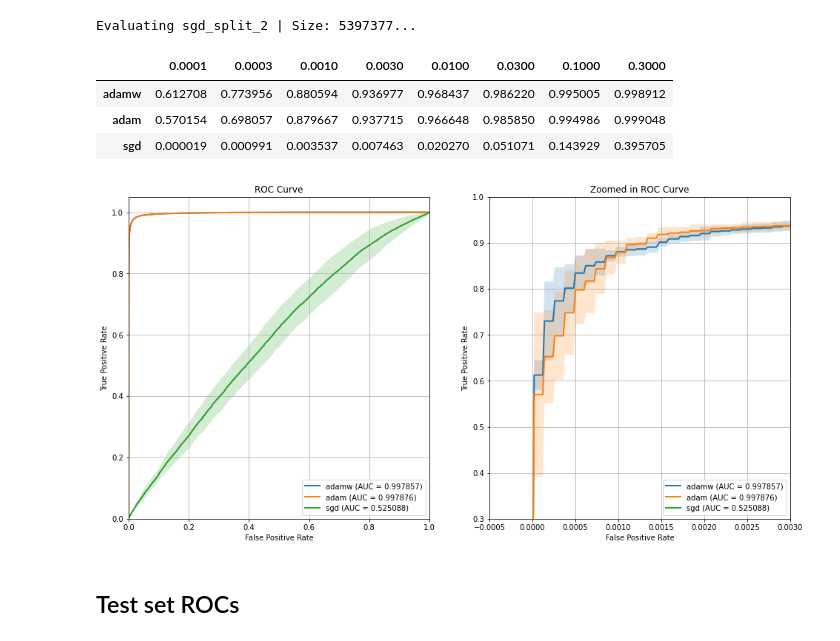
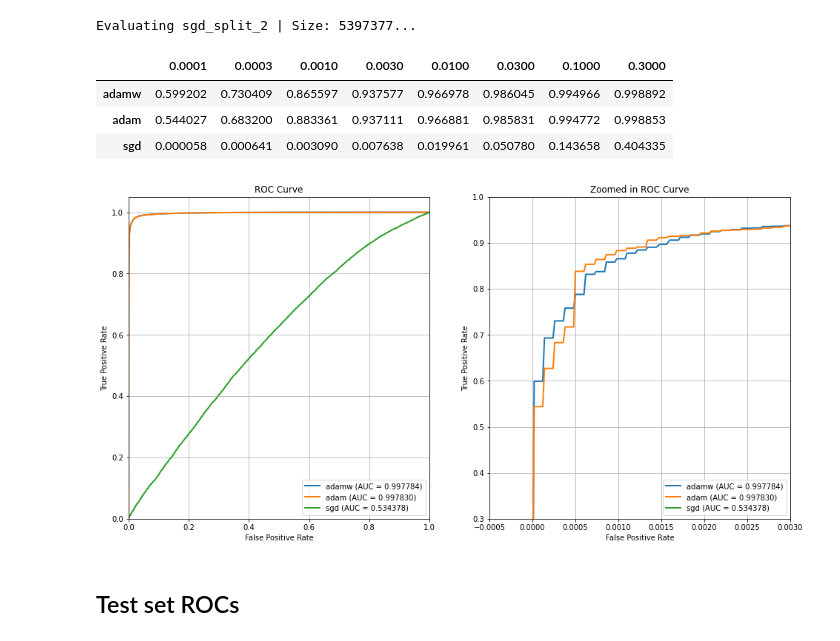
Before and after one commit to dtrizna/nebula, a Jupyter notebook: evaluation/crossValidation/Transformer_Engineering/optimizer_limit_None_1677335344/results_roc.ipynb, the cells around one changed output. Drawn from its saved outputs; the diff is of its cells as text; code cells hidden in the pictures.

```diff
--- a/evaluation/crossValidation/Transformer_Engineering/optimizer_limit_None_1677335344/results_roc.ipynb
+++ b/evaluation/crossValidation/Transformer_Engineering/optimizer_limit_None_1677335344/results_roc.ipynb
@@ -83,38 +86,15 @@ Evaluating adam_split_2 | Size: 5397377...
 Evaluating sgd_split_0 | Size: 5397377...
 Evaluating sgd_split_1 | Size: 5397377...
 Evaluating sgd_split_2 | Size: 5397377...
-# %%
-def report_metrics(base_fpr, tprs_mean, tprs_std, metrics, xlim=[-0.0005, 0.3], ylim=[0.6, 1]):
-    tprsdf = DataFrame()
-    for i, model_type in enumerate(tprs_mean.keys()):
-        if i == 0:
-            axs = None
-        axs = plot_roc_curves(
-            base_fpr,
-            tprs_mean[model_type],
-            tpr_std=tprs_std[model_type],
-            model_name=f"{model_type}",
-            axs=axs,
-            roc_auc=metrics[model_type][0][2],
-            xlim=xlim,
-            ylim=ylim
-        )
-        tprs = defaultdict(list)
-        for fpr in FPRS:
-            tpr = tprs_mean[model_type][np.argmin(np.abs(base_fpr - fpr))]
-            tprs[fpr].append(tpr)
-        tprsdf = concat([tprsdf, DataFrame(tprs, index=[model_type])])
-    [ax.grid() for ax in axs]
-    _ = [ax.legend(loc='lower right') for ax in axs]
-    return tprsdf
-
-report_metrics(base_fpr_val, tprs_mean_val, tprs_std_val, roc_metrics_val, xlim=[-0.0005, 0.003], ylim=[0.3, 1.0])
-# %% [output]
-|  | 0.0001 | 0.0003 | 0.0010 | 0.0030 | 0.0100 | 0.0300 | 0.1000 | 0.3000 |
-| adamw | 0.612708 | 0.773956 | 0.880594 | 0.936977 | 0.968437 | 0.986220 | 0.995005 | 0.998912 |
-| adam | 0.570154 | 0.698057 | 0.879667 | 0.937715 | 0.966648 | 0.985850 | 0.994986 | 0.999048 |
-| sgd | 0.000019 | 0.000991 | 0.003537 | 0.007463 | 0.020270 | 0.051071 | 0.143929 | 0.395705 |
-[figure, removed]
+# %%
+df, axs_val = report_alligned_metrics(base_fpr_val, tprs_mean_val, None, roc_metrics_val, xlim=[-0.0005, 0.003], ylim=[0.3, 1.0])
+df
+# %% [output]
+|  | 0.0001 | 0.0003 | 0.0010 | 0.0030 | 0.0100 | 0.0300 | 0.1000 | 0.3000 |
+| adamw | 0.599202 | 0.730409 | 0.865597 | 0.937577 | 0.966978 | 0.986045 | 0.994966 | 0.998892 |
+| adam | 0.544027 | 0.683200 | 0.883361 | 0.937111 | 0.966881 | 0.985831 | 0.994772 | 0.998853 |
+| sgd | 0.000058 | 0.000641 | 0.003090 | 0.007638 | 0.019961 | 0.050780 | 0.143658 | 0.404335 |
+[figure, added]
 # %% [markdown]
 ## Test set ROCs
 # %%
```
Also changed, not shown: parts of 6 cells of this notebook, 2 other files.
